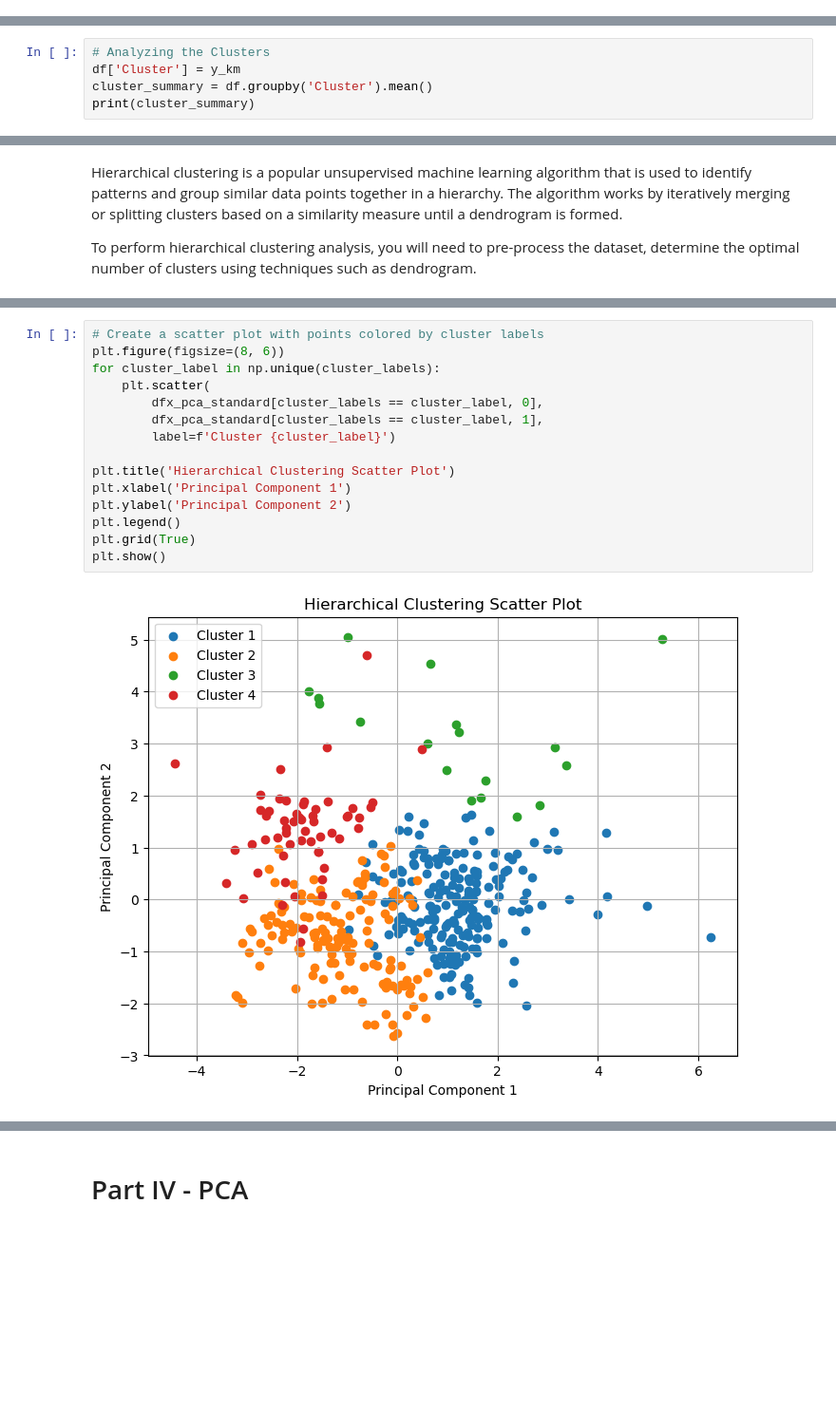
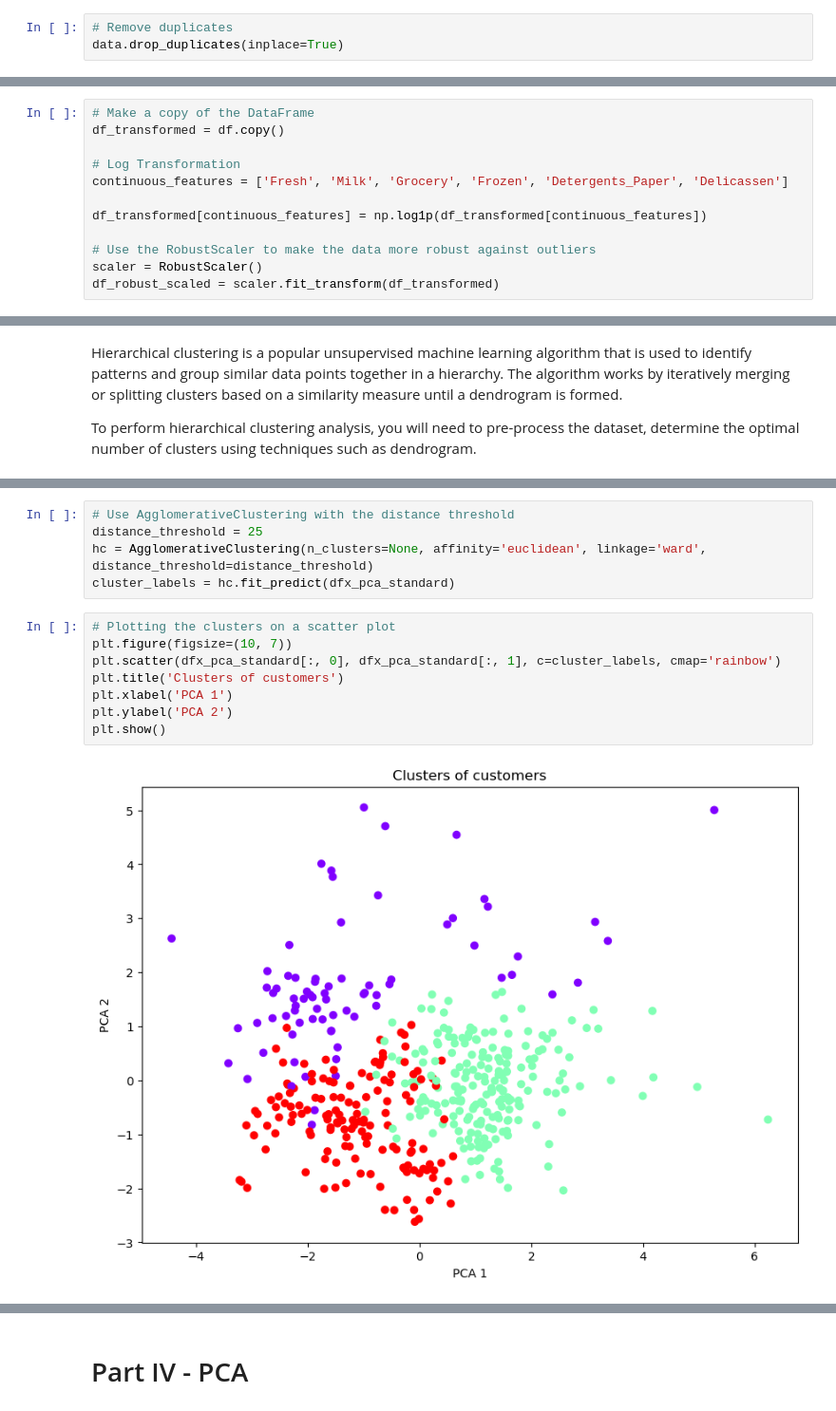
Before and after one commit to Red-Nguyen/-Unsupervised-Learning-Project, a Jupyter notebook: Unsupervised Learning - Project.ipynb, the cells around one changed output, grey strips where cells are left out. Shown at 95% size. Drawn from its saved outputs; the diff is of its cells as text; blank space fills up the shorter version.

```diff
--- a/Unsupervised Learning - Project.ipynb
+++ b/Unsupervised Learning - Project.ipynb
@@ -51,2 +50,5 @@ df = data.drop(columns=['Channel', 'Region'])
+# %%
+# Remove duplicates
+data.drop_duplicates(inplace=True)
 # %%
 # Display summary statistics
@@ -211,3 +374,15 @@ df_robust_scaled = scaler.fit_transform(df)
+# %%
+# Make a copy of the DataFrame
+df_transformed = df.copy()
+
+# Log Transformation
+continuous_features = ['Fresh', 'Milk', 'Grocery', 'Frozen', 'Detergents_Paper', 'Delicassen']
+
+df_transformed[continuous_features] = np.log1p(df_transformed[continuous_features])
+
+# Use the RobustScaler to make the data more robust against outliers
+scaler = RobustScaler()
+df_robust_scaled = scaler.fit_transform(df_transformed)
 # %%
 # Plot histograms for all features
 df_robust_scaled = pd.DataFrame(df_robust_scaled, columns=df.columns)  # Convert the scaled array back to a DataFrame
@@ -287,5 +482,0 @@ print(kmeans.cluster_centers_)
-# %%
-# Analyzing the Clusters
-df['Cluster'] = y_km
-cluster_summary = df.groupby('Cluster').mean()
-print(cluster_summary)
@@ -517,17 +823,15 @@ cluster_labels = fcluster(linkage_matrix, num_clusters, criterion='maxclust')
+# %%
+# Use AgglomerativeClustering with the distance threshold
+distance_threshold = 25
+hc = AgglomerativeClustering(n_clusters=None, affinity='euclidean', linkage='ward', distance_threshold=distance_threshold)
+cluster_labels = hc.fit_predict(dfx_pca_standard)
 # %%
-# Create a scatter plot with points colored by cluster labels
-plt.figure(figsize=(8, 6))
-for cluster_label in np.unique(cluster_labels):
-    plt.scatter(
-        dfx_pca_standard[cluster_labels == cluster_label, 0],
-        dfx_pca_standard[cluster_labels == cluster_label, 1],
-        label=f'Cluster {cluster_label}')
-
-plt.title('Hierarchical Clustering Scatter Plot')
-plt.xlabel('Principal Component 1')
-plt.ylabel('Principal Component 2')
-plt.legend()
-plt.grid(True)
+# Plotting the clusters on a scatter plot
+plt.figure(figsize=(10, 7))
+plt.scatter(dfx_pca_standard[:, 0], dfx_pca_standard[:, 1], c=cluster_labels, cmap='rainbow')
+plt.title('Clusters of customers')
+plt.xlabel('PCA 1')
+plt.ylabel('PCA 2')
 plt.show()
 # %% [output]
-[figure, old version]
+[figure, new version]
```
Also changed, not shown: parts of 73 cells of this notebook, 1 other file.
